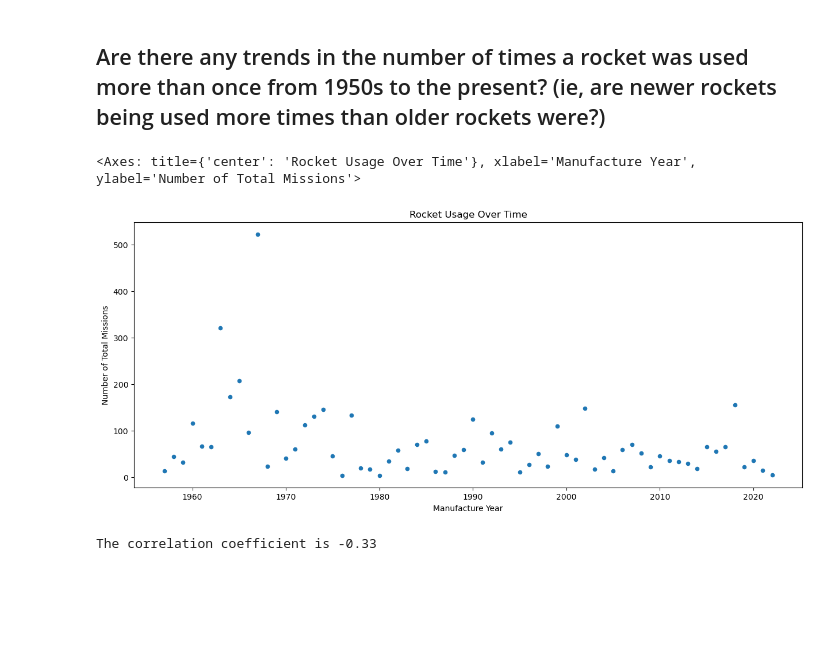
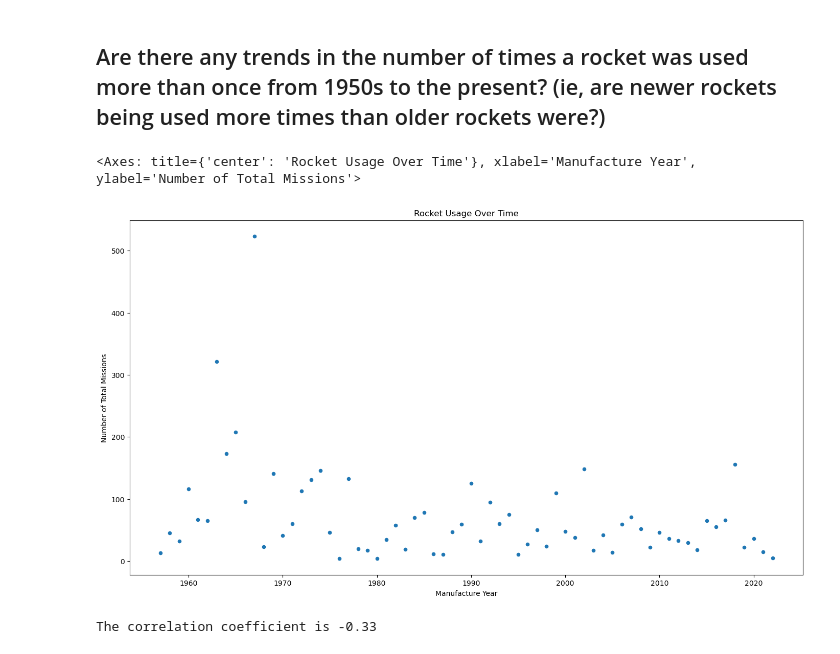
Before and after one commit to maparisio/Space_Mission_Project, a Jupyter notebook: rocket_usage_analysis.ipynb, the cells around one changed output. Saved outputs shown, nothing was run; the diff lists cells and outputs as text; code cells hidden in the pictures; blank space fills up the shorter version.

```diff
--- a/rocket_usage_analysis.ipynb
+++ b/rocket_usage_analysis.ipynb
@@ -488,14 +488,14 @@ oldest_active
 # %%
 figure4 = rocket_usage_over_time_df.plot.scatter(x = ["Launch Year"],
                                                  y = ["Total Missions"],
-                                                figsize=(15,6),
+                                                figsize=(17,9),
                                                 title="Rocket Usage Over Time",
                                                 xlabel="Manufacture Year",
                                                 ylabel="Number of Total Missions")
 figure4
 # %% [output]
 <Axes: title={'center': 'Rocket Usage Over Time'}, xlabel='Manufacture Year', ylabel='Number of Total Missions'>
-[figure, old version]
+[figure, new version]
 # %%
 fig = figure4.get_figure()
 fig.savefig('Rocket-Usage-Output/Usage-Over-Time.png')
```
Also changed, not shown: parts of 3 cells of this notebook, 4 other files.
